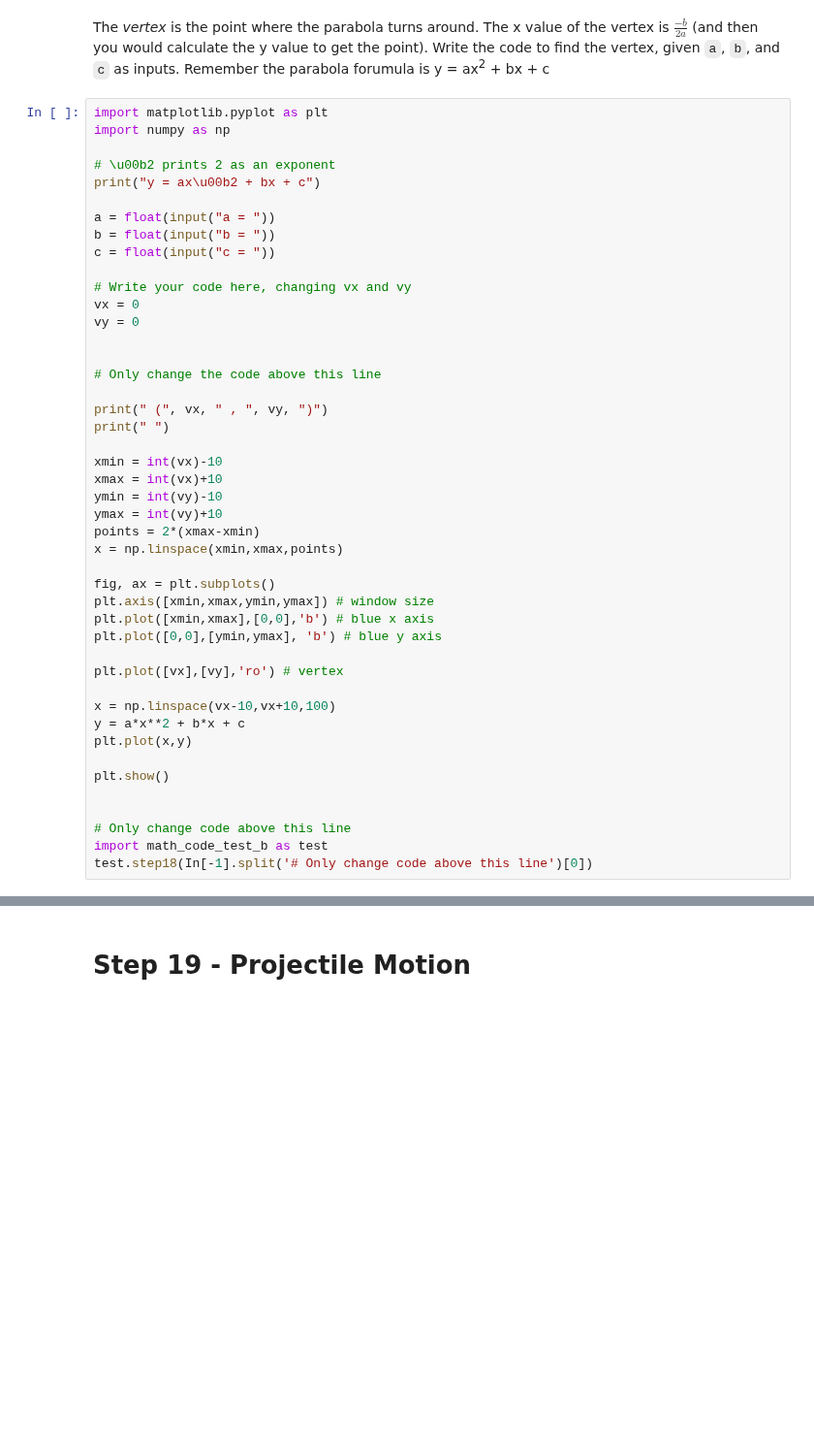
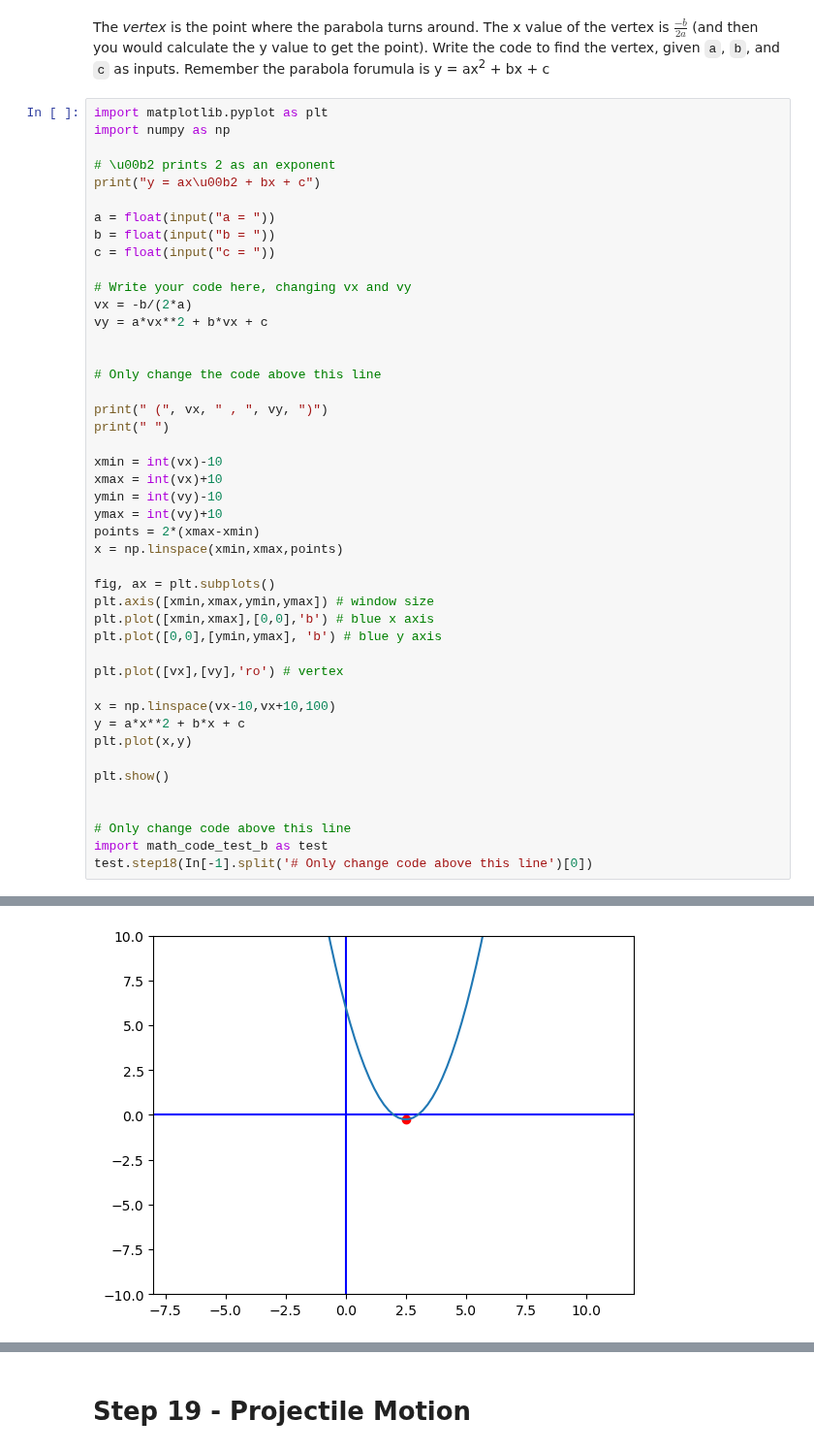
Before and after one commit to barbellfan/CollegeAlgebraJup, a Jupyter notebook: FoundationalMath/Foundational_Math_2_(Learn).ipynb, the cells around one changed output, grey strips where cells are left out. Shown at 97% size. Cells and saved outputs as stored; diff of their text form; blank space fills up the shorter version.

```diff
--- a/FoundationalMath/Foundational_Math_2_(Learn).ipynb
+++ b/FoundationalMath/Foundational_Math_2_(Learn).ipynb
@@ -578,8 +628,8 @@ b = float(input("b = "))
 c = float(input("c = "))
 
 # Write your code here, changing vx and vy
-vx = 0
-vy = 0
+vx = -b/(2*a)
+vy = a*vx**2 + b*vx + c
 
 
 # Only change the code above this line
@@ -611,3 +661,4 @@ plt.show()
 # Only change code above this line
 import math_code_test_b as test
 test.step18(In[-1].split('# Only change code above this line')[0])
+# %% [output]
@@ -613,0 +670 @@ test.step18(In[-1].split('# Only change code above this line')[0])
+[figure, added]
```
Also changed, not shown: parts of 18 cells of this notebook.
